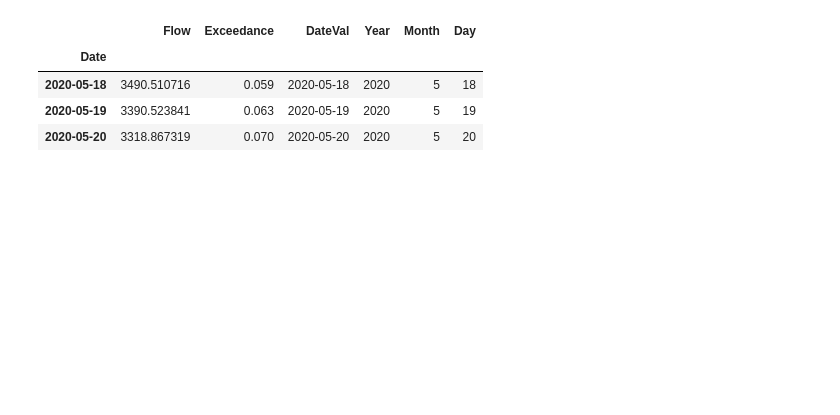
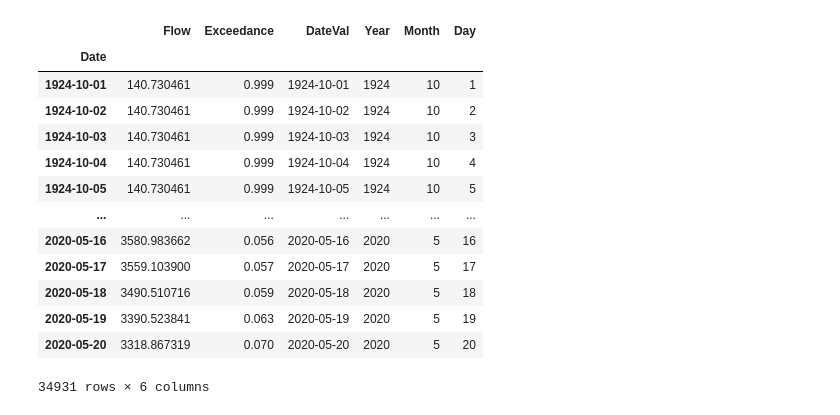
Before and after one commit to AndyFlem/ngonye-notepad, a Jupyter notebook: o_ngonye_project.ipynb, the cells around one changed output. Saved outputs shown, nothing was run; the diff lists cells and outputs as text; code cells hidden in the pictures; blank space fills up the shorter version.

```diff
--- a/o_ngonye_project.ipynb
+++ b/o_ngonye_project.ipynb
@@ -12,10 +12,19 @@ ngo=ngo.set_index(pd.DatetimeIndex(ngo['Date']))
 ngo['DateVal']=ngo.index
 # %%
 ngo = ngo[['Flow','Exceedance','DateVal','Year','Month','Day']]
-ngo.tail(3)
+ngo
 # %% [output]
 |  | Flow | Exceedance | DateVal | Year | Month | Day |
 | Date |  |  |  |  |  |  |
+| 1924-10-01 | 140.730461 | 0.999 | 1924-10-01 | 1924 | 10 | 1 |
+| 1924-10-02 | 140.730461 | 0.999 | 1924-10-02 | 1924 | 10 | 2 |
+| 1924-10-03 | 140.730461 | 0.999 | 1924-10-03 | 1924 | 10 | 3 |
+| 1924-10-04 | 140.730461 | 0.999 | 1924-10-04 | 1924 | 10 | 4 |
+| 1924-10-05 | 140.730461 | 0.999 | 1924-10-05 | 1924 | 10 | 5 |
+| ... | ... | ... | ... | ... | ... | ... |
+| 2020-05-16 | 3580.983662 | 0.056 | 2020-05-16 | 2020 | 5 | 16 |
+| 2020-05-17 | 3559.103900 | 0.057 | 2020-05-17 | 2020 | 5 | 17 |
 | 2020-05-18 | 3490.510716 | 0.059 | 2020-05-18 | 2020 | 5 | 18 |
 | 2020-05-19 | 3390.523841 | 0.063 | 2020-05-19 | 2020 | 5 | 19 |
 | 2020-05-20 | 3318.867319 | 0.070 | 2020-05-20 | 2020 | 5 | 20 |
+34931 rows × 6 columns
```
Also changed, not shown: parts of 30 cells of this notebook, 1 other file.
